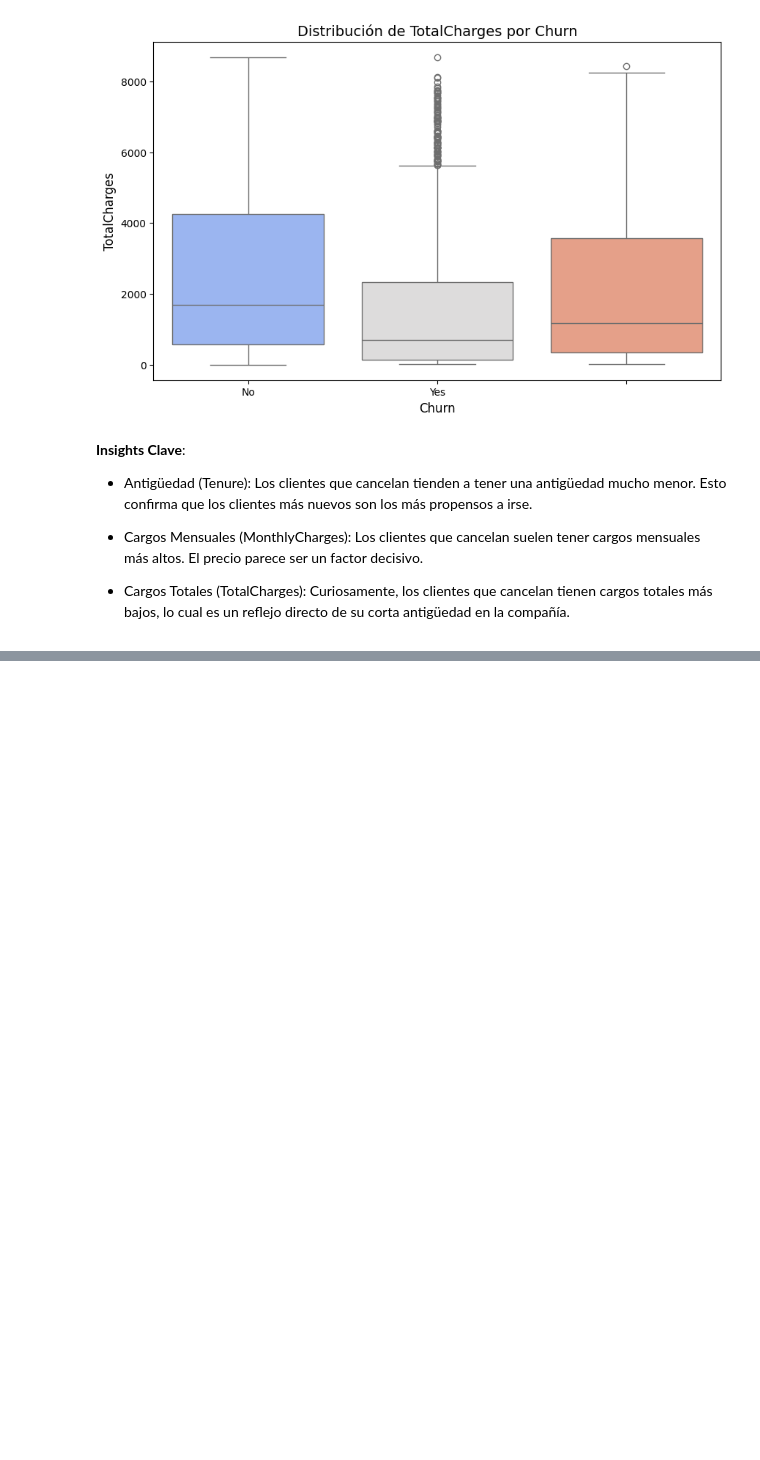
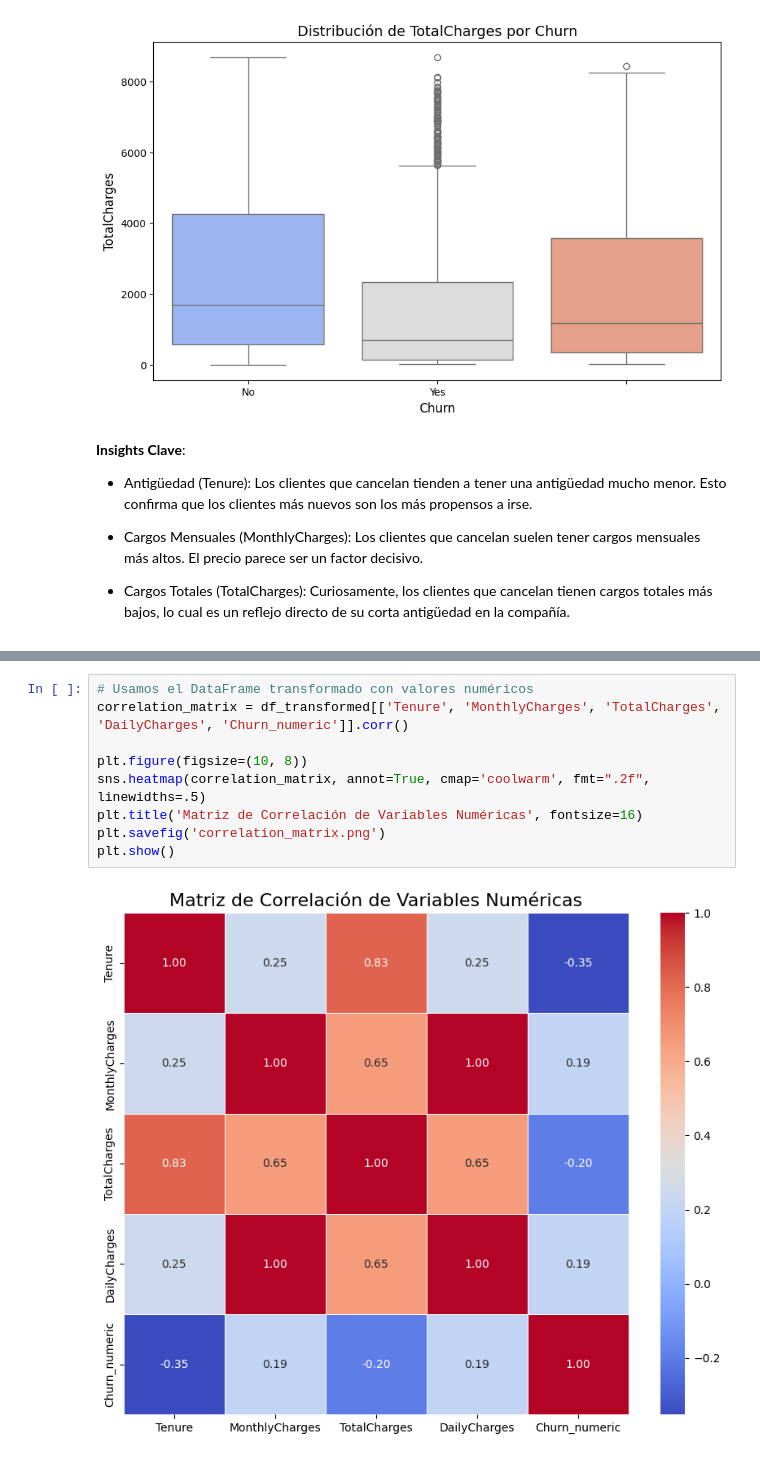
Before and after one commit to AnnaPChop/Churn-de-clientes, a Jupyter notebook: Proyecto Churn de Clientes.ipynb, the cells around one changed output, grey strips where cells are left out. Drawn from its saved outputs; the diff is of its cells as text; blank space fills up the shorter version.

```diff
--- a/Proyecto Churn de Clientes.ipynb
+++ b/Proyecto Churn de Clientes.ipynb
@@ -286,0 +290,11 @@ Passing `palette` without assigning `hue` is deprecated and will be removed in v
+# %%
+# Usamos el DataFrame transformado con valores numéricos
+correlation_matrix = df_transformed[['Tenure', 'MonthlyCharges', 'TotalCharges', 'DailyCharges', 'Churn_numeric']].corr()
+
+plt.figure(figsize=(10, 8))
+sns.heatmap(correlation_matrix, annot=True, cmap='coolwarm', fmt=".2f", linewidths=.5)
+plt.title('Matriz de Correlación de Variables Numéricas', fontsize=16)
+plt.savefig('correlation_matrix.png')
+plt.show()
+# %% [output]
+[figure, added]
```
Also changed, not shown: parts of 3 cells of this notebook.
